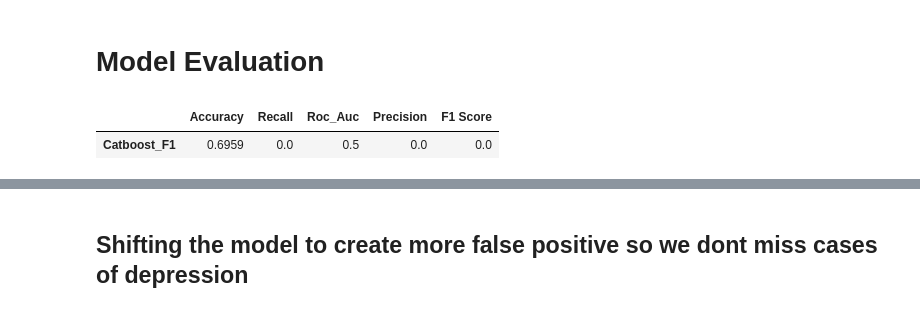
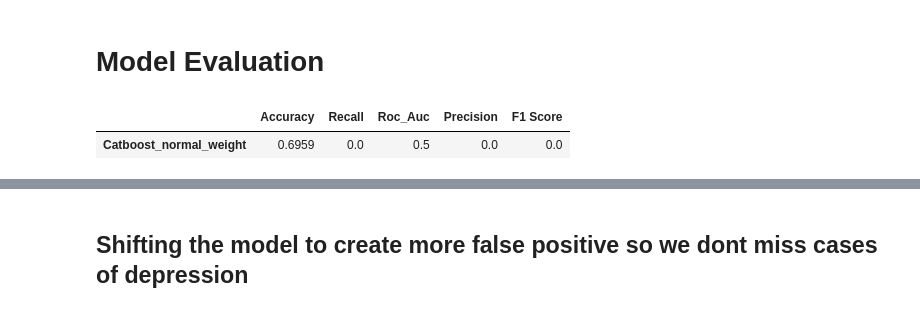
Before and after one commit to lrcode97/axa_test_submission, a Jupyter notebook: main_catboost_model.ipynb, the cells around one changed output, grey strips where cells are left out. Saved outputs shown, nothing was run; the diff lists cells and outputs as text; code cells hidden in the pictures.

```diff
--- a/main_catboost_model.ipynb
+++ b/main_catboost_model.ipynb
@@ -117,7 +117,7 @@ accuracy = []
 recall = []
 roc_auc = []
 precision = []
-recall_scores = []
+f1_scores = []
 model_names = []
 
 categorical_features_indices = np.where(X.dtypes == 'category')[0]
@@ -137,19 +137,19 @@ catboost_base.fit(X_train, y_train, cat_features=categorical_features_indices)
 # %%
 y_pred = catboost_base.predict(X_test)
 
 accuracy.append(round(accuracy_score(y_test, y_pred), 4))
 recall.append(round(recall_score(y_test, y_pred), 4))
 roc_auc.append(round(roc_auc_score(y_test, y_pred), 4))
 precision.append(round(precision_score(y_test, y_pred), 4))
-recall_scores.append(round(recall_score(y_test, y_pred), 4))
+f1_scores.append(round(recall_score(y_test, y_pred), 4))
 
-model_names.append('Catboost_F1')
+model_names.append('Catboost_normal_weight')
 
 result_df1 = pd.DataFrame({'Accuracy': accuracy, 'Recall': recall, 'Roc_Auc': roc_auc, 'Precision': precision, 'F1 Score': f1_scores}, index=model_names)
 result_df1
 # %% [output]
 |  | Accuracy | Recall | Roc_Auc | Precision | F1 Score |
-| Catboost_F1 | 0.6959 | 0.0 | 0.5 | 0.0 | 0.0 |
+| Catboost_normal_weight | 0.6959 | 0.0 | 0.5 | 0.0 | 0.0 |
 # %%
 print(result_df1)
 
```
Also changed, not shown: parts of 6 cells of this notebook, 8 other files.
